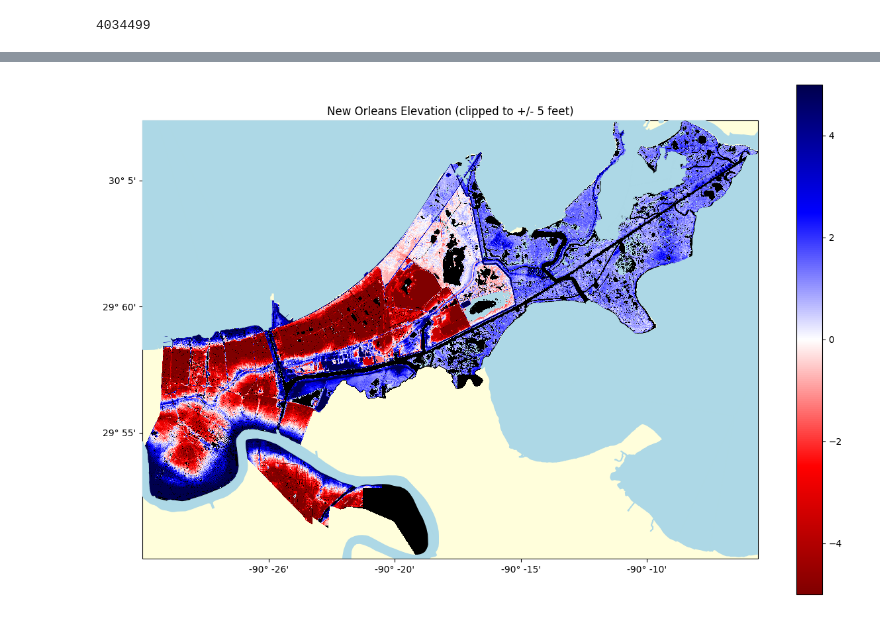
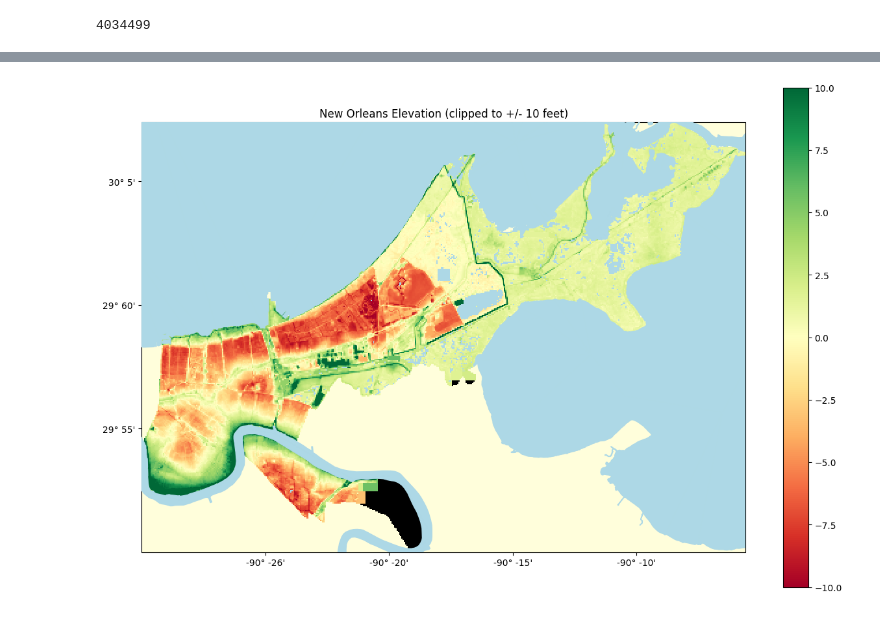
Before and after one commit to GarysCorner/NewOrleansElevation, a Jupyter notebook: CreateMaps_NewOrleans.ipynb, the cells around one changed output, grey strips where cells are left out. Saved outputs shown, nothing was run; the diff lists cells and outputs as text; code cells hidden in the pictures.

```diff
--- a/CreateMaps_NewOrleans.ipynb
+++ b/CreateMaps_NewOrleans.ipynb
@@ -31,5 +31,5 @@ lp(f"dataPath:  {dataPath}")
 # %%
 lp("Loading 100m lidar data")
-data100m = gpd.read_parquet(f"{outPath}AggregateLidarData_100m.parquet")
+data100m = gpd.read_parquet(f"{outPath}PostProcessedLidat_100m.parquet")
 bounds100m = data100m.total_bounds
 # %% [output]
@@ -37,5 +37,5 @@ bounds100m = data100m.total_bounds
 # %%
 lp("Loading 10m lidar data")
-data10m = gpd.read_parquet(f"{outPath}AggregateLidarData_10m.parquet")
+data10m = gpd.read_parquet(f"{outPath}PostProcessedLidat_10m.parquet")
 bounds10m = data100m.total_bounds
 # %% [output]
@@ -75,16 +77,3 @@ Index(['geometry', 'AltitudeTotal', 'WaterTotal', 'Int', 'Total', 'RunTime'], dt
 np.count_nonzero(data10m['Total'] > 0)
 # %% [output]
 4034499
-# %%
-def processLidar(df):
-    df['AltitudeMeters'] = (df['AltitudeTotal'] / df['Total']) / 100.0
-    df['Altitude'] = df['AltitudeMeters'] / 3.28084
-    df['WaterPerc'] = df['WaterTotal'] / df['Total'] * 100.0
-    df['IsWater'] = df['WaterPerc'] > 10.0
-    df['Intensity'] = df['Int'] / df['Total']
-
-    return df
-
-lp("Processing 100m lidar")
-data100m = processLidar(data100m)
-data10m = processLidar(data10m)
@@ -112,7 +99,8 @@ data100m.head(1)
 # %%
 cartopyCRS = cartopy.crs.UTM(15)
 def createMap(df,column,bounds,vmin,vmax,cmap='seismic_r', alpha=0.5, tickSpacing=10000, outFileName=None,\
-             title='New Orleans Elevation Map'):
+             title='New Orleans Elevation Map',\
+             figsize=(17,11)):
 
     normalizer = matplotlib.colors.Normalize(vmin=vmin, vmax=vmax, clip=True)
     cmapTrans = matplotlib.colormaps.get_cmap(cmap)
@@ -129,7 +117,7 @@ def createMap(df,column,bounds,vmin,vmax,cmap='seismic_r', alpha=0.5, tickSpacin
 
     ax.add_geometries(df['geometry'], crs=cartopyCRS, color=colors, edgecolor=None, zorder=5)
 
-    ax.add_geometries(df[df['IsWater']]['geometry'], crs=cartopyCRS, color='lightblue', edgecolor=None, zorder=6)
+    ax.add_geometries(df[df['PercentWater']>=50]['geometry'], crs=cartopyCRS, color='lightblue', edgecolor=None, zorder=6)
     waterDf.plot(ax=ax, color='lightblue', edgecolor='lightblue', label='water',zorder=10)
 
     ax.set_xlim((bounds[0], bounds[2]))
@@ -157,8 +145,10 @@ def createMap(df,column,bounds,vmin,vmax,cmap='seismic_r', alpha=0.5, tickSpacin
 
     return
 # %%
-createMap(data10m, 'Altitude', data10m.total_bounds , vmin=-5, vmax=5, alpha=1,\
-         title="New Orleans Elevation (clipped to +/- 5 feet)",\
+clipping = 10
+createMap(data100m, 'MeanAltitude', data10m.total_bounds , vmin=clipping*-1, vmax=clipping, alpha=1,\
+         title=f"New Orleans Elevation (clipped to +/- {clipping} feet)",\
+         cmap='RdYlGn',\
          outFileName="NewOrleans10m.jpg")
 # %% [output]
-[figure, old version]
+[figure, new version]
```
Also changed, not shown: parts of 12 cells of this notebook, 1 other file.
